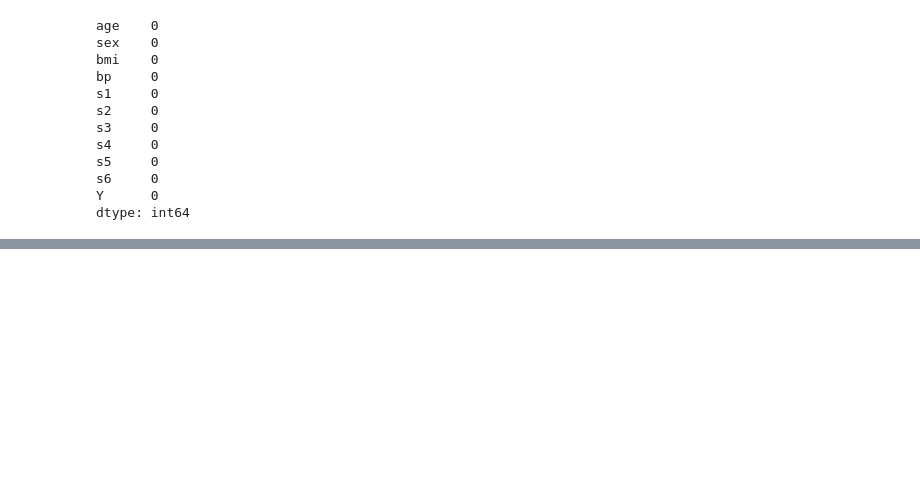
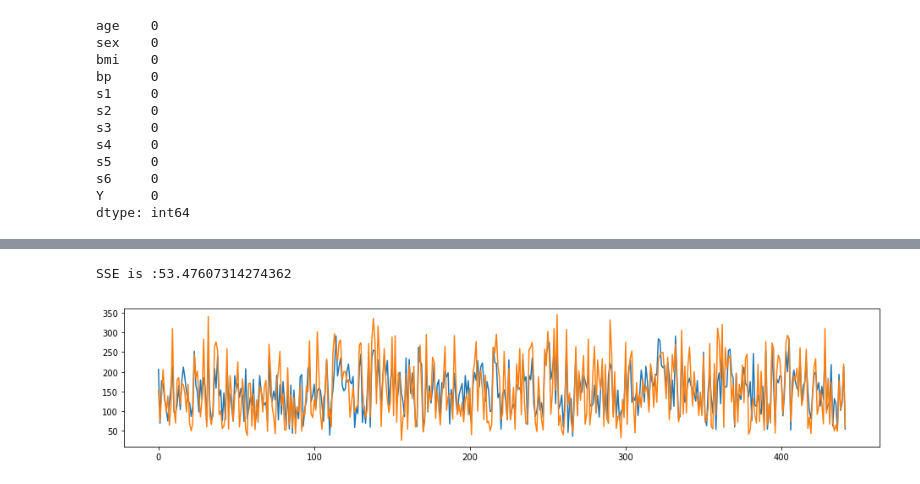
Before and after one commit to ann-2018-03/evaluacion-DavidChaMun, a Jupyter notebook: 02-diabetes.ipynb, the cells around one changed output, grey strips where cells are left out. Cells and saved outputs as stored; diff of their text form; code cells hidden in the pictures; blank space fills up the shorter version.

```diff
--- a/02-diabetes.ipynb
+++ b/02-diabetes.ipynb
@@ -82,0 +90,9 @@ data.describe()
+# %%
+X = data[["age", "sex", "bmi", "bp","s1","s2","s3","s4","s5","s6"]]
+Y = data["Y"]
+
+regr = linear_model.LinearRegression()
+regr.fit(X, Y)
+
+print('Intercept: \n', regr.intercept_)
+print('Coefficients: \n', regr.coef_)
@@ -82,0 +105,9 @@ data.describe()
+# %%
+# with statsmodels
+X2 = sm.add_constant(X) # adding a constant
+
+model = sm.OLS(Y, X2).fit()
+predictions = model.predict(X2)
+
+print_model = model.summary()
+print(print_model)
@@ -82,0 +132,11 @@ data.describe()
+# %%
+plt.figure(figsize=(16,3))
+plt.plot(predictions)
+plt.plot(data["Y"])
+
+def get_SSE(y_pred, y_desired):
+    return sklearn.metrics.mean_squared_error(y_desired, y_pred, sample_weight=None)
+print("SSE is :" + str(get_SSE(predictions, data["Y"])**(1/2)))
+# %% [output]
+SSE is :53.47607314274362
+[figure, added]
```
Also changed, not shown: parts of 26 cells of this notebook, 1 other file.
